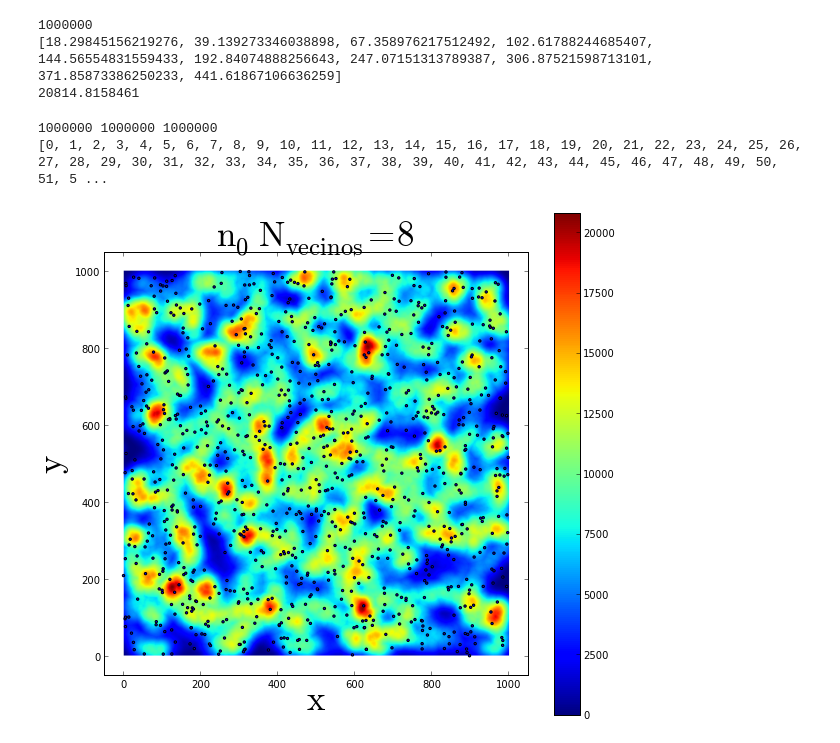
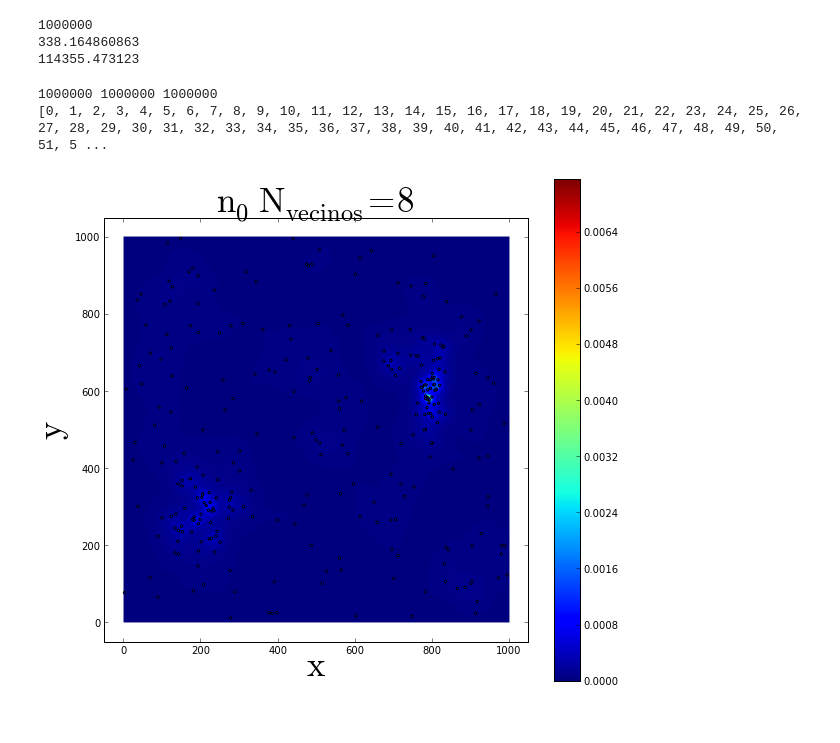
Before and after one commit to jngaravitoc/Bayesian_Homeworks, a Jupyter notebook: Bayesian_Code_Analytic_Solution.ipynb, the cells around one changed output. Drawn from its saved outputs; the diff is of its cells as text; code cells hidden in the pictures.

```diff
--- a/Bayesian_Code_Analytic_Solution.ipynb
+++ b/Bayesian_Code_Analytic_Solution.ipynb
@@ -80,19 +86,18 @@ Neighbors(8, 1000)
 k = range(1, 100)
 T3 = []
 for i in range (0, 1000000): #escala los puntos del espacio
-    global T2
     T = []
     for j in range (0, 8):# j escala los vecinos
         teo = d4[i][j]**2 / k[j] # + (d4[i][1]**2 / k[1]))
         T.append(teo)
-    T2 = 100. - (sqrt(sum(T))) # this is divided for give the right weight in the histogram
-    T3.append(T2*T2*pi)
+    T2 = (sqrt(sum(T))) # this is substracted in order to give the right weight in the histogram
+    T3.append(1/(T2*T2*pi))
 
 print len(T3)
-print T3[0:10]
-print amax(T3)
+print amax(T2)
+print sum(T)
 # %% [output]
 1000000
-[18.29845156219276, 39.139273346038898, 67.358976217512492, 102.61788244685407, 144.56554831559433, 192.84074888256643, 247.07151313789387, 306.87521598713101, 371.85873386250233, 441.61867106636259]
-20814.8158461
+338.164860863
+114355.473123
 # %%
@@ -116,15 +121,17 @@ print y[0:100]
 # %%
 figure(num=None, figsize=(9.5,9))
 xlabel('$\mathrm{x}$', fontsize = 35)
 ylabel('$\mathrm{y}$', fontsize = 35)
 title('$\mathrm{n_{0}}$ $\mathrm{N_{vecinos}=8}$', fontsize = 35)
 hist,xedges,yedges = numpy.histogram2d(x, y , bins = (1000, 1000), weights=T3)
-imshow(hist,interpolation='gaussian',origin='lower')
+hist = hist.transpose()
+#my_extent = (xedges[0], xedges[-1], yedges[0], yedges[-1])
+imshow(hist, interpolation = 'bicubic', origin='lower')
 colorbar()
 scatter(X, Y, s = 5.5)
-savefig('d0Cartesian.png')
+#savefig('d0Cartesian.png')
 show()
 # %% [output]
-[figure, old version]
+[figure, new version]
 # %%
 imshow?
```
Also changed, not shown: parts of 5 cells of this notebook, 1 other file.
